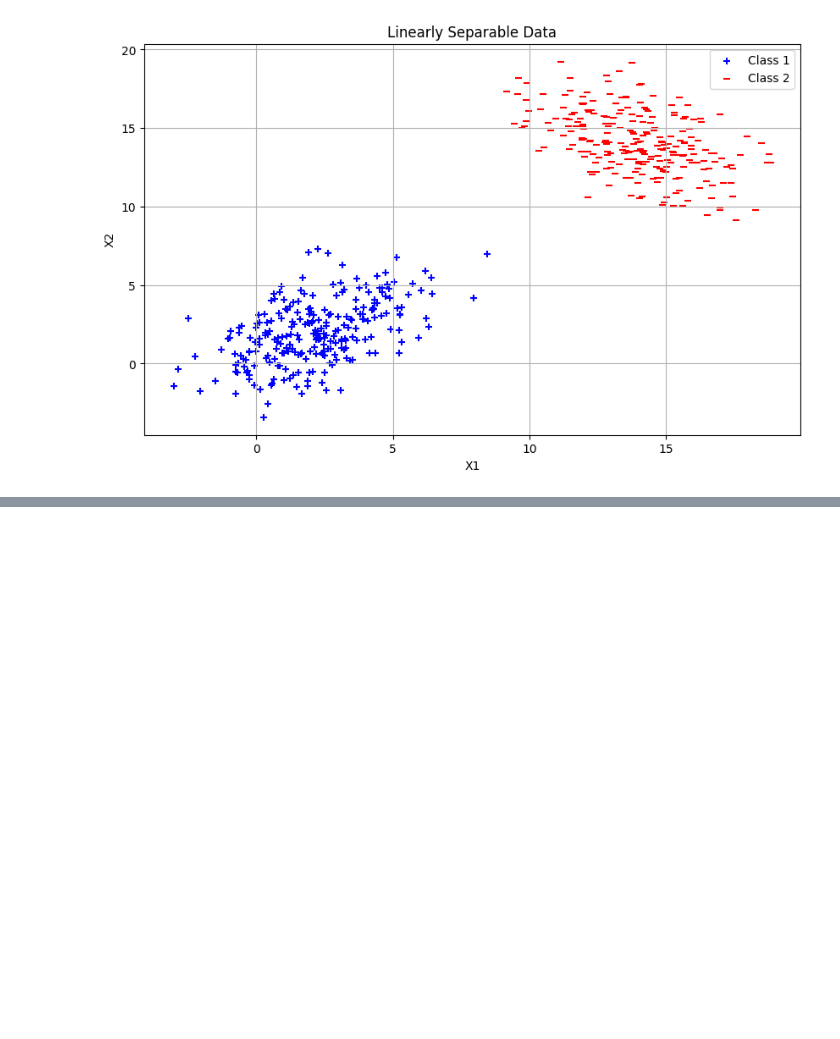
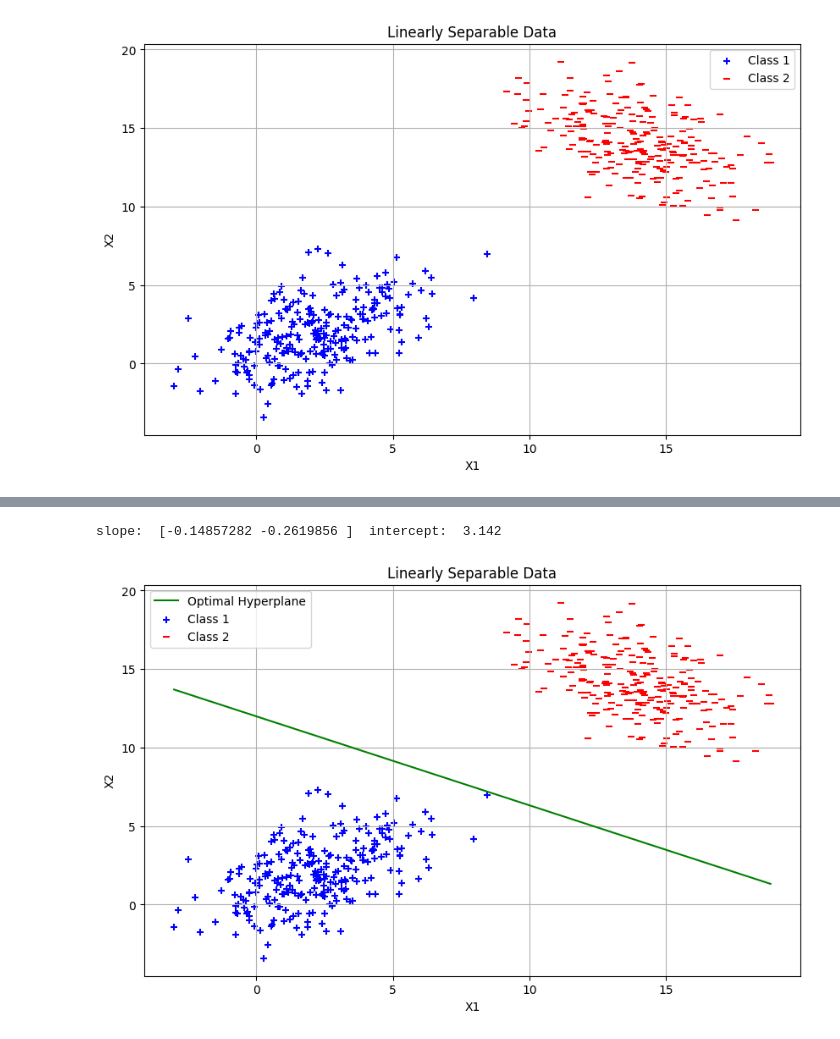
Before and after one commit to spudMelf/AIM-workspace, a Jupyter notebook: perceptron-from-scratch.ipynb, the cells around one changed output, grey strips where cells are left out. Saved outputs shown, nothing was run; the diff lists cells and outputs as text; code cells hidden in the pictures; blank space fills up the shorter version.

```diff
--- a/perceptron-from-scratch.ipynb
+++ b/perceptron-from-scratch.ipynb
@@ -157,0 +221,3 @@ plt.show()
+# %%
+perceptron_classifier = Perceptron()
+perceptron_classifier.fit(X, y)
@@ -157,0 +242,32 @@ plt.show()
+# %%
+print("slope: ", perceptron_classifier.w, " intercept: ", perceptron_classifier.b)
+# %% [output]
+slope:  [-0.14857282 -0.2619856 ]  intercept:  3.142
+# %%
+# Coefficients of the hyperplane
+coefficients = perceptron_classifier.w
+
+# Intercept of the hyperplane
+intercept = perceptron_classifier.b
+
+# Compute slope and intercept of the line
+slope = -coefficients[0] / coefficients[1]
+intercept = -intercept / coefficients[1]
+
+# Generate data points for plotting the line
+x_values = np.linspace(X[:, 0].min(), X[:, 0].max(), 10)
+y_values = slope * x_values + intercept
+
+# Plotting the line of the optimal hyperplane
+plt.figure(figsize=(10, 6))
+plt.plot(x_values, y_values, color='green', linestyle='-', label='Optimal Hyperplane')
+plt.scatter(X[:250][:, 0], X[:250][:, 1], color='blue', label='Class 1', marker="+")
+plt.scatter(X[250:][:, 0], X[250:][:, 1], color='red', label='Class 2', marker="_")
+plt.xlabel('X1')
+plt.ylabel('X2')
+plt.title('Linearly Separable Data')
+plt.legend()
+plt.grid(True)
+plt.show()
+# %% [output]
+[figure, added]
```
Also changed, not shown: parts of 8 cells of this notebook, 6 other files.
